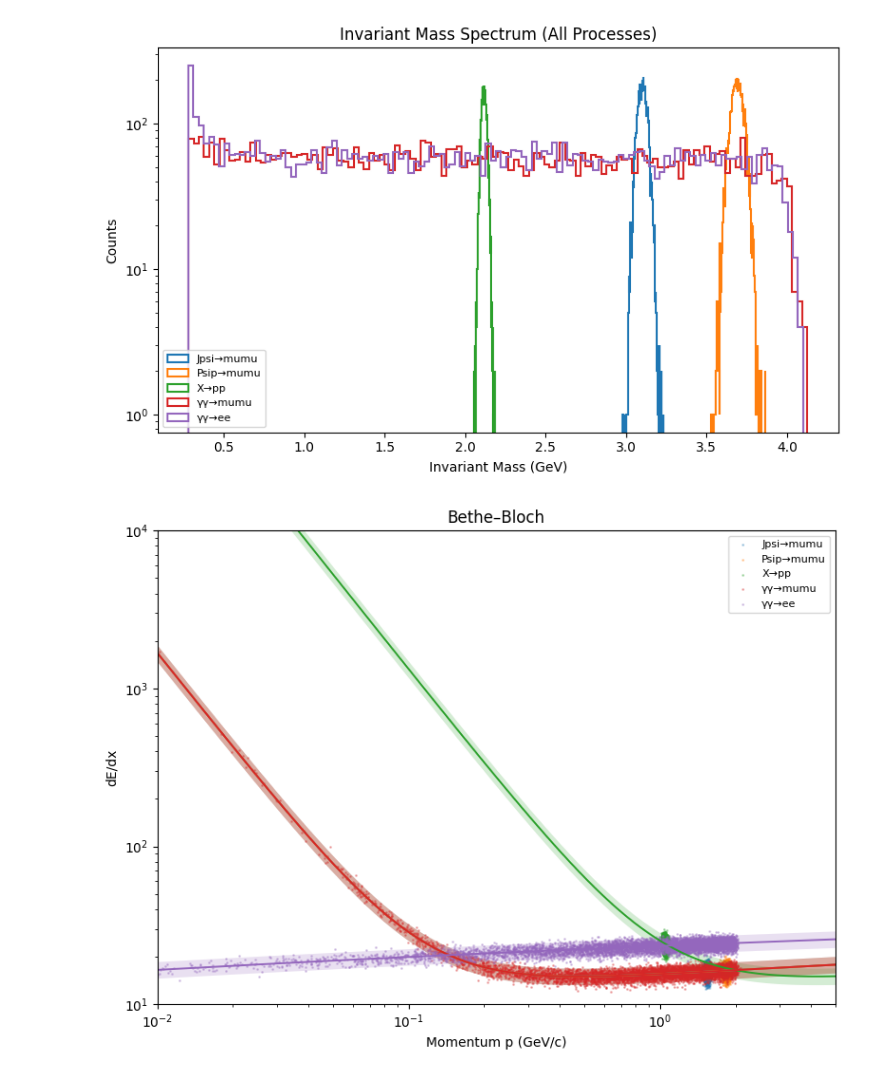
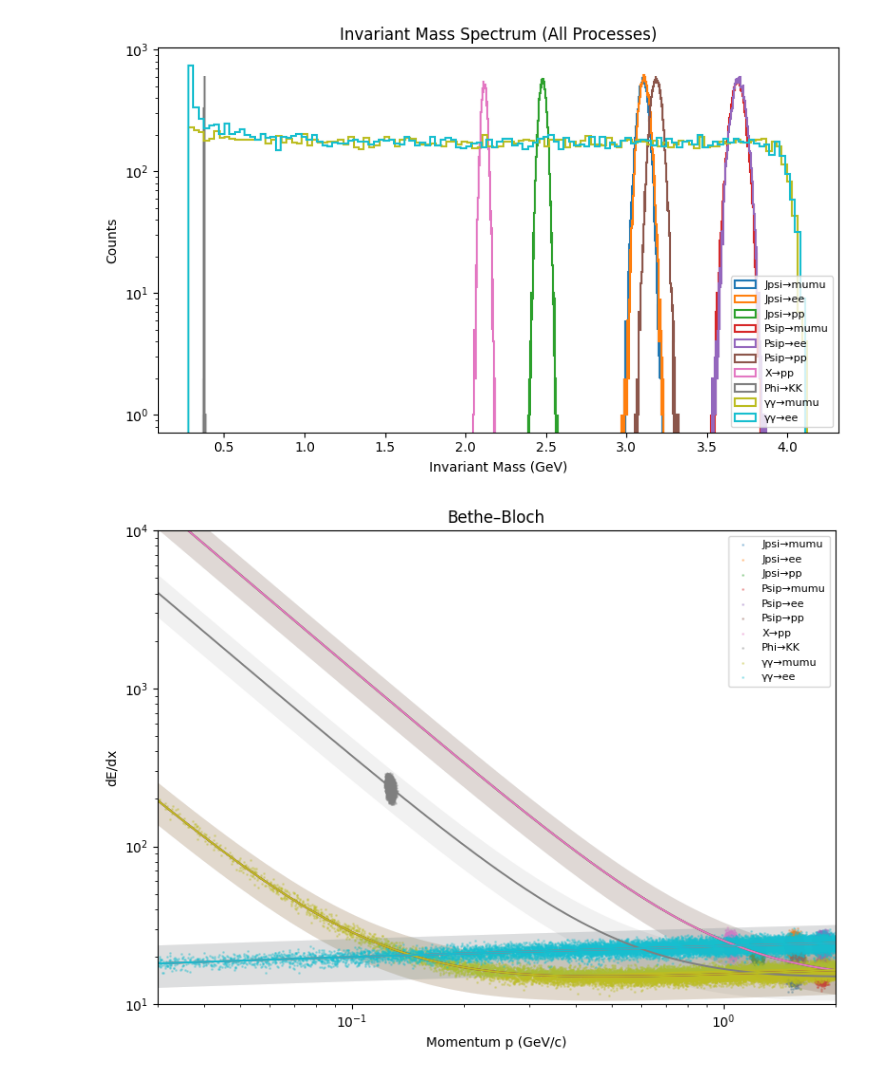
Before and after one commit to ValeriiaLoboda/Project-for-an-exam-, a Jupyter notebook: generator.ipynb, the cells around one changed output. Cells and saved outputs as stored; diff of their text form; code cells hidden in the pictures.

```diff
--- a/generator.ipynb
+++ b/generator.ipynb
@@ -16,6 +16,7 @@ m = {
     "rho_width": 0.149,
     "Jpsi": 3.0969,
     "Psip": 3.686,
+    "Phi": 1.0195
 }
 
 
@@ -123,10 +124,16 @@ def compute_pid(df):
     # Map each process label to the actual mass of the final-state particles
     process_mass_map = {
         "Jpsi→mumu": m["mu"],
+        "Jpsi→ee": m["e"],
+        "Jpsi→pp": m["p"],
         "Psip→mumu": m["mu"],
-        "X→pp": m["p"],
+        "Psip→ee": m["e"],
+        "Psip→pp": m["p"],
         "γγ→mumu": m["mu"],
-        "γγ→ee": m["e"]
+        "γγ→ee": m["e"],
+        "γγ→pp": m["p"],
+        "Phi→KK": m["K"],
+        "X→pp": m["p"]
     }
 
     for i in [1, 2]:
@@ -152,7 +159,7 @@ def acceptance(df, eta_max=0.9):
     return df[(np.abs(df["eta1"])<eta_max) & (np.abs(df["eta2"])<eta_max)]
 
 
-def generate_all(N=5000):
+def generate_all(N=30000):
     dfs = []
 
     # rho → ππ (with Breit-Wigner)
@@ -163,18 +170,26 @@ def generate_all(N=5000):
 
     # J/psi → μμ
     df_jpsi = two_body_decay(N, m["Jpsi"], m["mu"], m["mu"], "Jpsi→mumu")
+    df_jpsi2 = two_body_decay(N, m["Jpsi"], m["e"], m["e"], "Jpsi→ee")
+    df_jpsi3 = two_body_decay(N, m["Jpsi"], m["p"], m["p"], "Jpsi→pp")
 
     # Ψ' → μμ
     df_psip = two_body_decay(N, m["Psip"], m["mu"], m["mu"], "Psip→mumu")
+    df_psip2 = two_body_decay(N, m["Psip"], m["e"], m["e"], "Psip→ee")
+    df_psip3 = two_body_decay(N, m["Psip"], m["p"], m["p"], "Psip→pp")
 
     # proton
     df_pp = two_body_decay(N, 3*m["p"], m["p"], m["p"], "X→pp")
 
+    # phi → KK
+    df_phi = two_body_decay(N, m["Phi"], m["K"], m["K"], "Phi→KK")
+
     # gamma-gamma → mu mu / e e
     df_gg_mumu = gamma_gamma_to_pair(N, m["mu"], "γγ→mumu")
     df_gg_ee = gamma_gamma_to_pair(N, m["e"], "γγ→ee")
+    df_gg_pp = gamma_gamma_to_pair(N, m["p"], "γγ→pp")
 
-    df = pd.concat([df_jpsi, df_psip, df_pp, df_gg_mumu, df_gg_ee], ignore_index=True)
+    df = pd.concat([df_jpsi, df_jpsi2, df_jpsi3, df_psip, df_psip2, df_psip3, df_pp, df_phi, df_gg_mumu, df_gg_ee, df_gg_pp], ignore_index=True)
 
     df = smear_momentum(df)
 
@@ -255,9 +270,15 @@ def QA(df):
     # map each process to a particle type (mu, e, pi, K, p)
     process_particle_map = {
         "Jpsi→mumu": "mu",
+        "Jpsi→ee":   "e",
+        "Jpsi→pp":   "p",
         "Psip→mumu": "mu",
+        "Psip→ee":   "e",
+        "Psip→pp":   "p",
         "γγ→mumu":  "mu",
         "γγ→ee":    "e",
+        "γγ→pp":    "p",
+        "Phi→KK":   "K",
         "X→pp":     "p",
         "K":        "K",
         "pi":       "pi"
@@ -277,7 +298,7 @@ def QA(df):
         bg = p_val / mass
         return K / (bg**B) + C * np.log(bg) + D
 
-    sigma = 0.06  # same shading factor
+    sigma = 0.1  # same shading factor
 
     for proc, col in zip(processes, colors):
         sub = df[df["process"] == proc]
@@ -308,17 +329,18 @@ def QA(df):
         dedx_fit = fit_func(p_smooth, mass, *popt)
 
         # draw line + band (same style for all)
+        colors_ref = {"pi": "red", "K": "green", "p": "blue", "mu": "black", "e": "orange"}
         plt.plot(p_smooth, dedx_fit, color=col, linewidth=1.4)
         plt.fill_between(
             p_smooth,
-            dedx_fit * (1 - 2*sigma),
-            dedx_fit * (1 + 2*sigma),
-            color=col, alpha=0.20, edgecolor='none'
+            dedx_fit * (1 - 3*sigma),
+            dedx_fit * (1 + 3*sigma),
+            color=col, alpha=0.10, edgecolor='none'
         )
 
 
     plt.xscale("log")
-    plt.xlim(1e-2, 5)
+    plt.xlim(3e-2, 2)
     plt.yscale("log")
     plt.ylim(1e1, 1e4)
     plt.xlabel("Momentum p (GeV/c)")
@@ -328,7 +350,7 @@ def QA(df):
     plt.tight_layout()
     plt.show()
 
-df = generate_all(10000)
+df = generate_all(30000)
 QA(df)
 #print(df.head())
 # %% [output]
@@ -336,2 +358,2 @@ QA(df)
-[figure, old version]
+[figure, new version]
-[figure, old version]
+[figure, new version]
```
Also changed, not shown: parts of 1 cell of this notebook.
